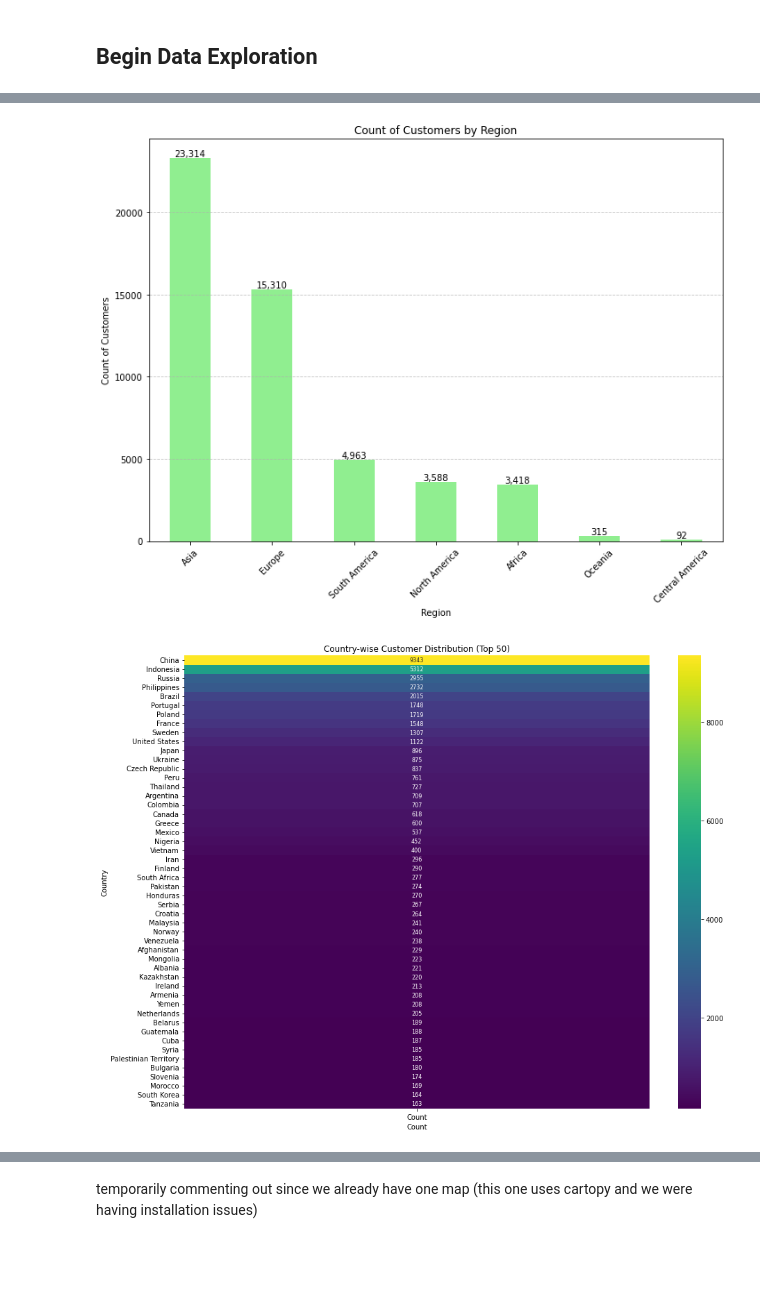
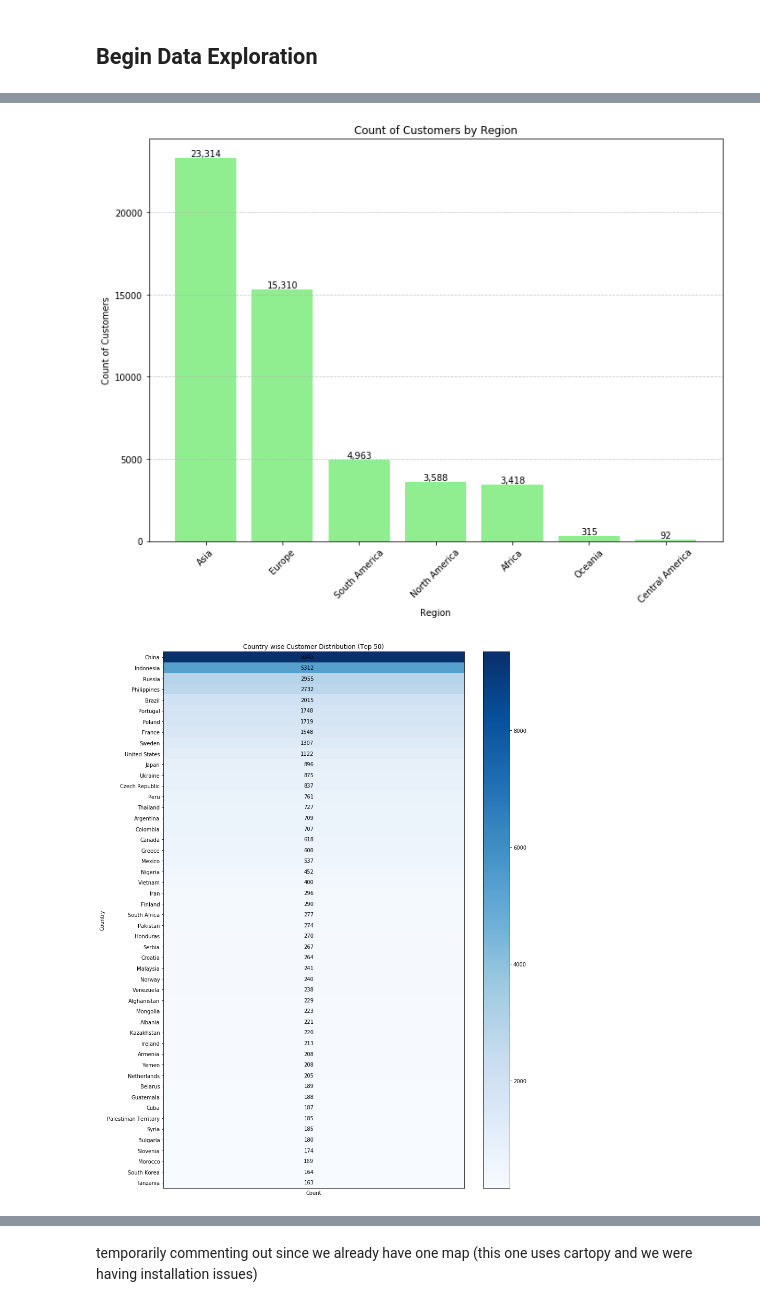
Before and after one commit to taradehdari/ads508-team6-project, a Jupyter notebook: datasets/customersegEDA.ipynb, the cells around one changed output, grey strips where cells are left out. Cells and saved outputs as stored; diff of their text form; code cells hidden in the pictures; blank space fills up the shorter version.

Commit message:
gseba7@gmail.com
Updated Graphs

```diff
--- a/datasets/customersegEDA.ipynb
+++ b/datasets/customersegEDA.ipynb
@@ -664,7 +678,7 @@ region_percentage = cust_seg_df['region'].value_counts(normalize=True) * 100
 
 # Plotting the data
 plt.figure(figsize=(10, 8))
-ax = region_percentage.plot(kind='bar', color='skyblue')
+ax = plt.bar(x=region_percentage.index, height=region_percentage.values, color='skyblue')
 plt.title('Percentage of Customers by Region')
 plt.xlabel('Region')
 plt.ylabel('Percentage of Customers')
@@ -672,9 +686,9 @@ plt.xticks(rotation=45)
 plt.grid(axis='y', linestyle='--', alpha=0.7)
 
 # Adding percentages to each bar
-for i in ax.patches:
-    plt.text(i.get_x() + i.get_width() / 2, i.get_height() + 0.5, \
-             str(round(i.get_height(), 2)) + '%', fontsize=10, ha='center', va='bottom')
+for bar, value in zip(ax, region_percentage.values):
+    plt.text(bar.get_x() + bar.get_width() / 2, bar.get_height() + 0.5, \
+             f'{value:.2f}%', fontsize=10, ha='center', va='bottom')
 
 plt.tight_layout()
 plt.show()
@@ -686,7 +700,7 @@ region_count = cust_seg_df['region'].value_counts()
 
 # Plotting the data
 plt.figure(figsize=(10, 8))
-ax = region_count.plot(kind='bar', color='lightgreen')
+ax = plt.bar(x=region_count.index, height=region_count.values, color='lightgreen')
 plt.title('Count of Customers by Region')
 plt.xlabel('Region')
 plt.ylabel('Count of Customers')
@@ -694,32 +708,42 @@ plt.xticks(rotation=45)
 plt.grid(axis='y', linestyle='--', alpha=0.7)
 
 # Adding counts to each bar
-for i in ax.patches:
-    count = int(i.get_height())
+for bar, count in zip(ax, region_count.values):
     formatted_count = "{:,}".format(count)  # Format the count with commas
-    plt.text(i.get_x() + i.get_width() / 2, i.get_height() + 0.5, formatted_count, fontsize=10, ha='center', va='bottom')
+    plt.text(bar.get_x() + bar.get_width() / 2, bar.get_height() + 0.5, formatted_count, fontsize=10, ha='center', va='bottom')
 
 plt.tight_layout()
 plt.show()
 # %% [output]
-[figure, old version]
+[figure, new version]
 # %%
 # Calculate country-wise customer distribution
 country_distribution = cust_seg_df['country'].value_counts()
 
 # Filter top N countries
 top_n_countries = country_distribution.nlargest(50)
 
 # Create a DataFrame with country counts
 country_counts_df = pd.DataFrame({'Country': top_n_countries.index, 'Count': top_n_countries.values})
 
-# Plot heatmap
-plt.figure(figsize=(15, 12))
-sns.heatmap(country_counts_df.set_index('Country'), annot=True, fmt="d", cmap="viridis", annot_kws={"size": 8})
+# Plot horizontal heatmap
+plt.figure(figsize=(12, 15))
+
+# Create heatmap without using seaborn
+heatmap = plt.imshow(country_counts_df['Count'].values.reshape(-1, 1), cmap='Blues', aspect='auto')
+plt.yticks(ticks=np.arange(len(country_counts_df)), labels=country_counts_df['Country'])
+plt.xticks([])
 plt.title('Country-wise Customer Distribution (Top 50)')
+plt.ylabel('Country')
 plt.xlabel('Count')
-plt.ylabel('Country')
+
+# Add annotations with rotated text
+for i in range(len(country_counts_df)):
+    plt.text(0, i, str(country_counts_df['Count'].iloc[i]), ha='right', va='center', color='black')
+
+plt.colorbar(heatmap)
+plt.tight_layout()
 plt.show()
 # %% [output]
-[figure, old version]
+[figure, new version]
 # %%
```
Also changed, not shown: parts of 10 cells of this notebook.
